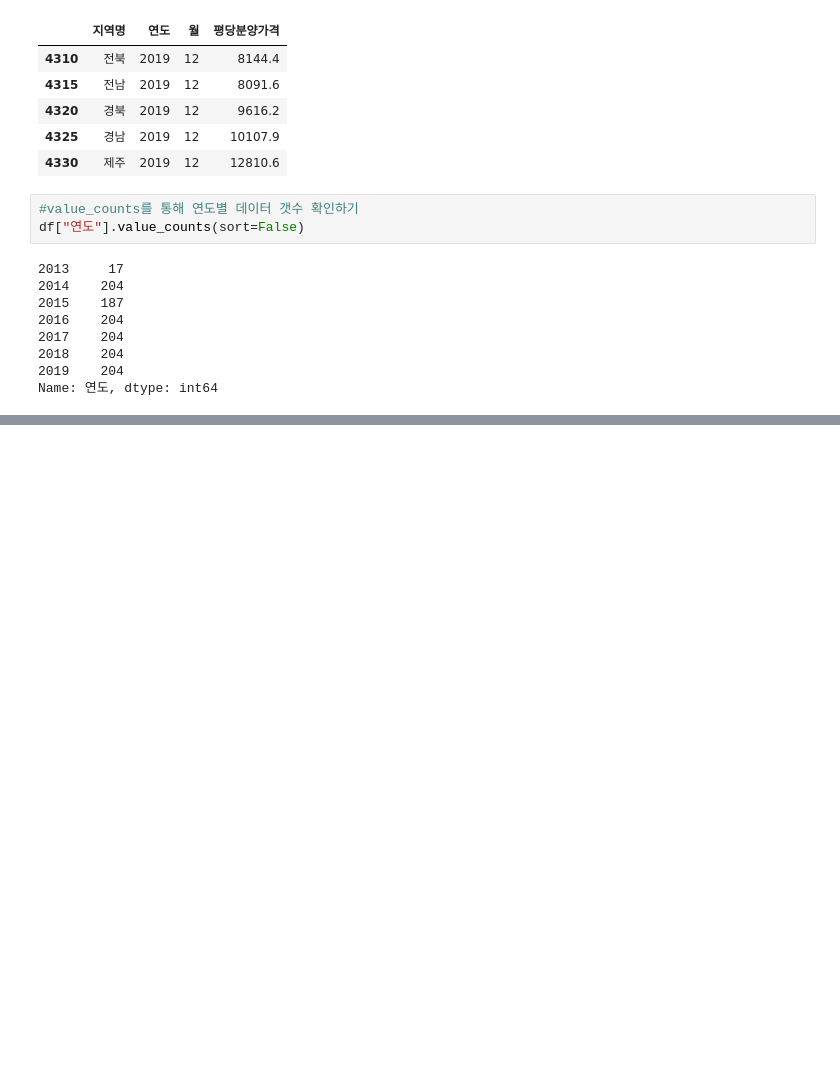
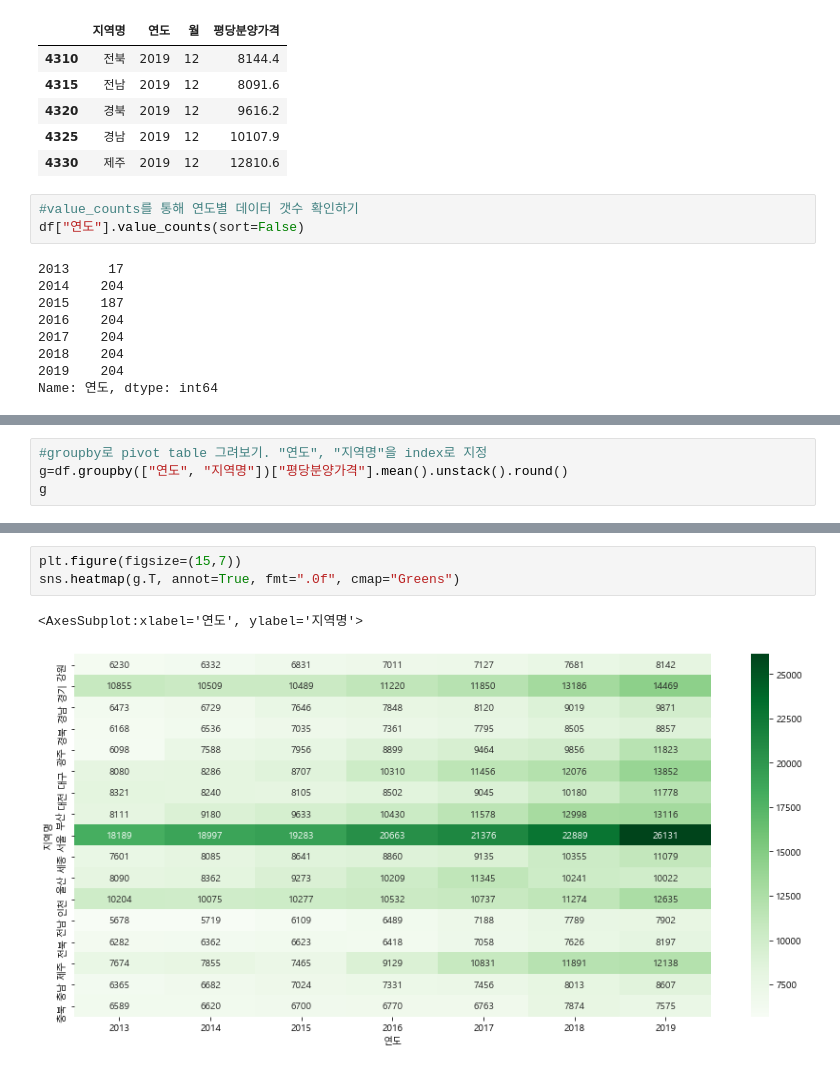
Before and after one commit to pmj3590/inflearn_opendata, a Jupyter notebook: Untitled.ipynb, the cells around one changed output, grey strips where cells are left out. Saved outputs shown, nothing was run; the diff lists cells and outputs as text; blank space fills up the shorter version.

```diff
--- a/Untitled.ipynb
+++ b/Untitled.ipynb
@@ -1073,0 +1132,4 @@ Name: 연도, dtype: int64
+# %%
+#groupby로 pivot table 그려보기. "연도", "지역명"을 index로 지정
+g=df.groupby(["연도", "지역명"])["평당분양가격"].mean().unstack().round()
+g
@@ -1073,0 +1146,6 @@ Name: 연도, dtype: int64
+# %%
+plt.figure(figsize=(15,7))
+sns.heatmap(g.T, annot=True, fmt=".0f", cmap="Greens")
+# %% [output]
+<AxesSubplot:xlabel='연도', ylabel='지역명'>
+[figure, added]
```
Also changed, not shown: parts of 30 cells of this notebook.
